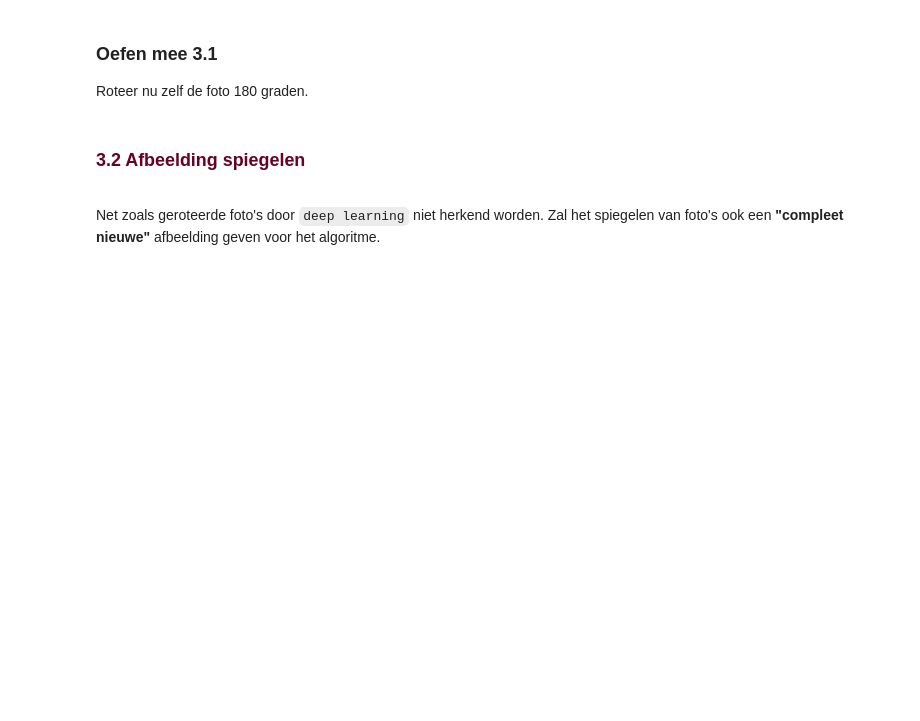
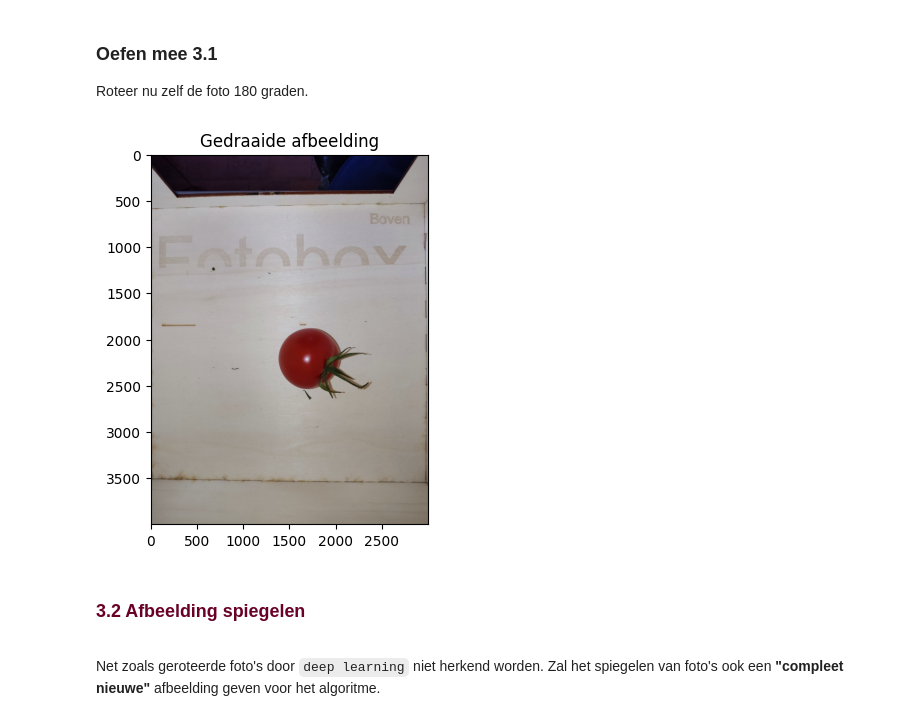
Before and after one commit to pieterrrsw/6IICT_PROG4_oef, a Jupyter notebook: hfst_5_AI/objectdetectie/4_dataset_uitbreiden.ipynb, the cells around one changed output. Drawn from its saved outputs; the diff is of its cells as text; code cells hidden in the pictures; blank space fills up the shorter version.

```diff
--- a/hfst_5_AI/objectdetectie/4_dataset_uitbreiden.ipynb
+++ b/hfst_5_AI/objectdetectie/4_dataset_uitbreiden.ipynb
@@ -78,8 +89,10 @@ plt_imshow("Gedraaide afbeelding", tomaat_rot)
 Roteer nu zelf de foto 180 graden.
 # %%
 # Roteer tomaat 180°
-tomaat_rot2 = # VUL AAN
+tomaat_rot2 = cv2.rotate(tomaat, cv2.ROTATE_180)
 plt_imshow("Gedraaide afbeelding", tomaat_rot2)
+# %% [output]
+[figure, added]
 # %% [markdown]
 <div style="margin-bottom:-35px;">
     <font color=#690027 markdown="1">
```
Also changed, not shown: parts of 15 cells of this notebook, 17 other files.
